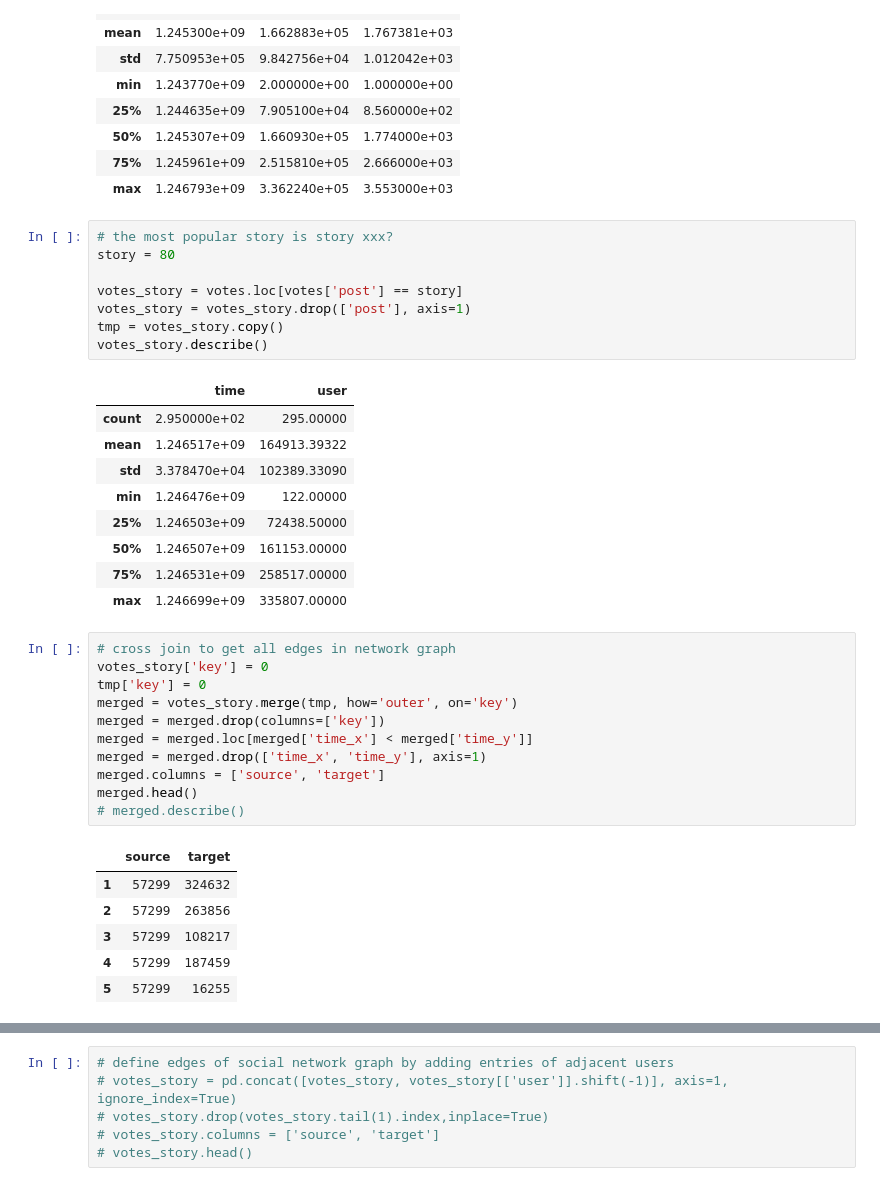
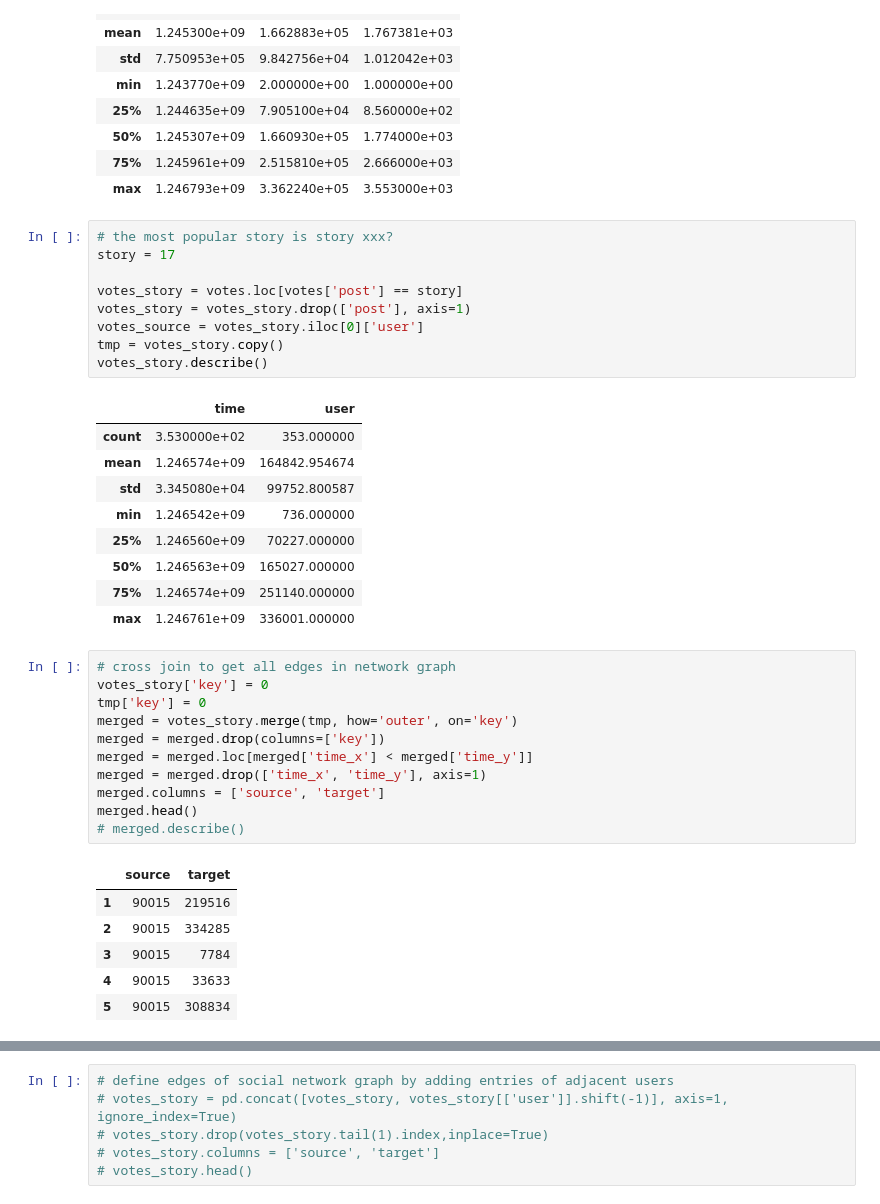
Before and after one commit to peterhuson/information-diffusion, a Jupyter notebook: Exploratory Plots & Distance Calculations.ipynb, the cells around one changed output, grey strips where cells are left out. Cells and saved outputs as stored; diff of their text form.

```diff
--- a/Exploratory Plots & Distance Calculations.ipynb
+++ b/Exploratory Plots & Distance Calculations.ipynb
@@ -132,22 +142,23 @@ votes.describe()
 | max | 1.246793e+09 | 3.362240e+05 | 3.553000e+03 |
 # %%
 # the most popular story is story xxx?
-story = 80
+story = 17
 
 votes_story = votes.loc[votes['post'] == story]
 votes_story = votes_story.drop(['post'], axis=1)
+votes_source = votes_story.iloc[0]['user']
 tmp = votes_story.copy()
 votes_story.describe()
 # %% [output]
 |  | time | user |
-| count | 2.950000e+02 | 295.00000 |
-| mean | 1.246517e+09 | 164913.39322 |
-| std | 3.378470e+04 | 102389.33090 |
-| min | 1.246476e+09 | 122.00000 |
-| 25% | 1.246503e+09 | 72438.50000 |
-| 50% | 1.246507e+09 | 161153.00000 |
-| 75% | 1.246531e+09 | 258517.00000 |
-| max | 1.246699e+09 | 335807.00000 |
+| count | 3.530000e+02 | 353.000000 |
+| mean | 1.246574e+09 | 164842.954674 |
+| std | 3.345080e+04 | 99752.800587 |
+| min | 1.246542e+09 | 736.000000 |
+| 25% | 1.246560e+09 | 70227.000000 |
+| 50% | 1.246563e+09 | 165027.000000 |
+| 75% | 1.246574e+09 | 251140.000000 |
+| max | 1.246761e+09 | 336001.000000 |
 # %%
 # cross join to get all edges in network graph
 votes_story['key'] = 0
@@ -161,11 +172,11 @@ merged.head()
 # merged.describe()
 # %% [output]
 |  | source | target |
-| 1 | 57299 | 324632 |
-| 2 | 57299 | 263856 |
-| 3 | 57299 | 108217 |
-| 4 | 57299 | 187459 |
-| 5 | 57299 | 16255 |
+| 1 | 90015 | 219516 |
+| 2 | 90015 | 334285 |
+| 3 | 90015 | 7784 |
+| 4 | 90015 | 33633 |
+| 5 | 90015 | 308834 |
 # %%
 # keep rows that are in friends_preprocessed df
 merged_plot = friendship_plot_df.merge(merged, on=['source', 'target'], how='inner')
```
Also changed, not shown: parts of 20 cells of this notebook.
